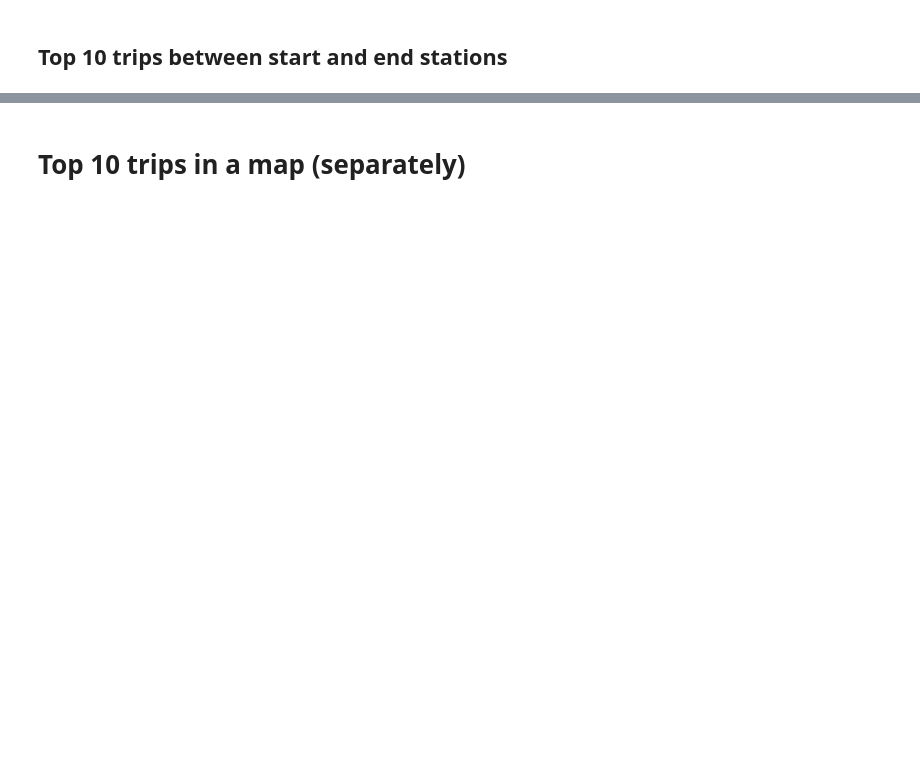
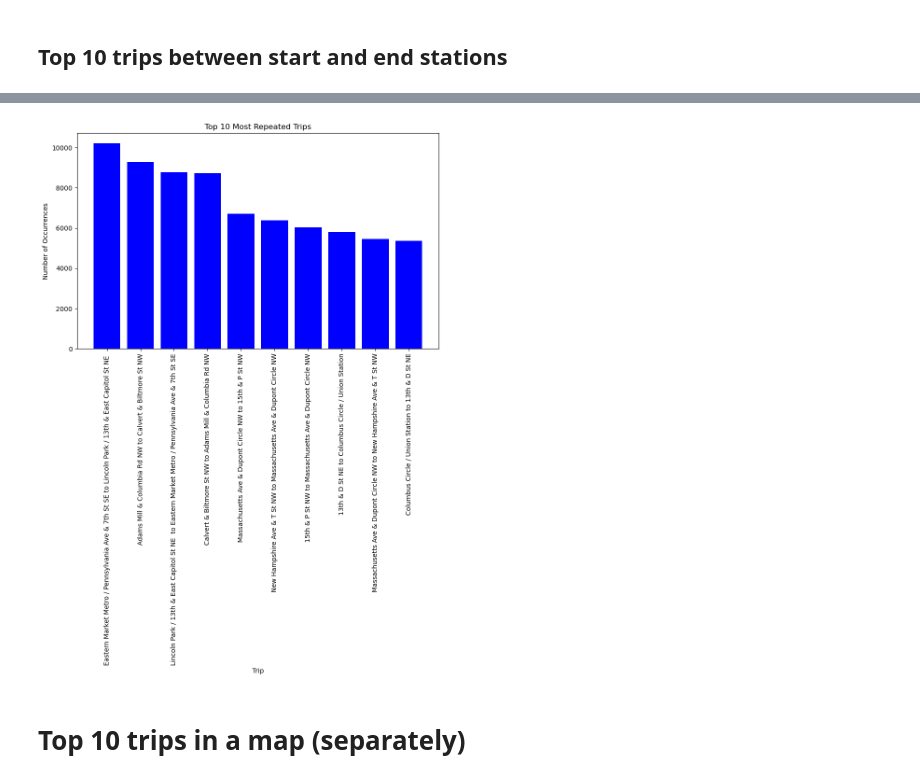
Before and after one commit to MaxLopezSalgado/capital_bike_sharing, a Jupyter notebook: eda/eda.ipynb, the cells around one changed output, grey strips where cells are left out. Saved outputs shown, nothing was run; the diff lists cells and outputs as text; code cells hidden in the pictures; blank space fills up the shorter version.

```diff
--- a/eda/eda.ipynb
+++ b/eda/eda.ipynb
@@ -710,2 +709,13 @@ top_10_trips
+# %%
+# create a bar plot to show each top_trip_counts df in descending order
+plt.figure(figsize=(10, 6))
+plt.bar(top_trip_counts['Start station'] + ' to ' + top_trip_counts['End station'], top_trip_counts['Count'], color='blue')
+plt.xlabel('Trip')
+plt.ylabel('Number of Occurrences')
+plt.title('Top 10 Most Repeated Trips')
+plt.xticks(rotation=90)
+plt.show()
+# %% [output]
+[figure, added]
 # %% [markdown]
 # Top 10 trips in a map (separately)
```
Also changed, not shown: parts of 6 cells of this notebook, 10 other files.
